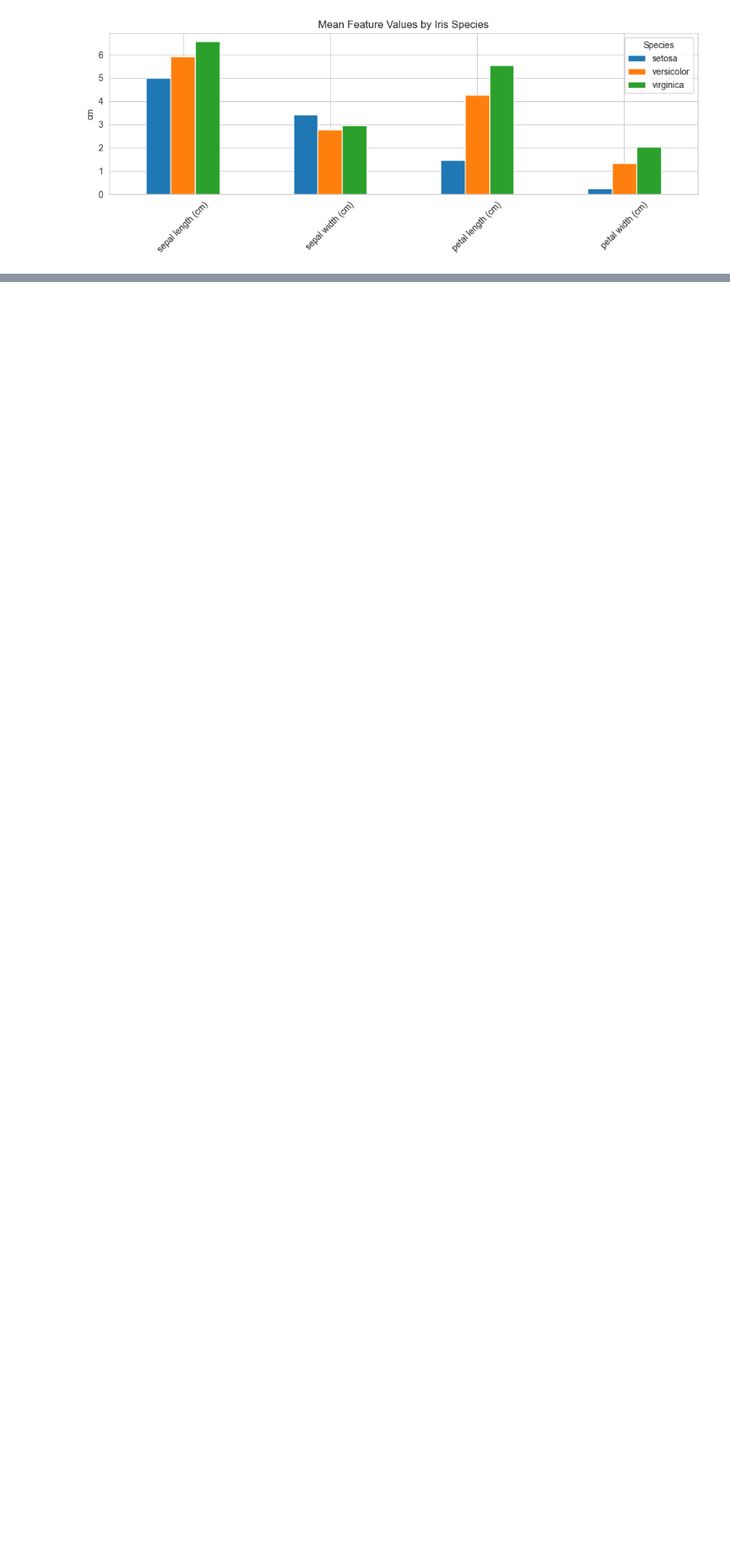
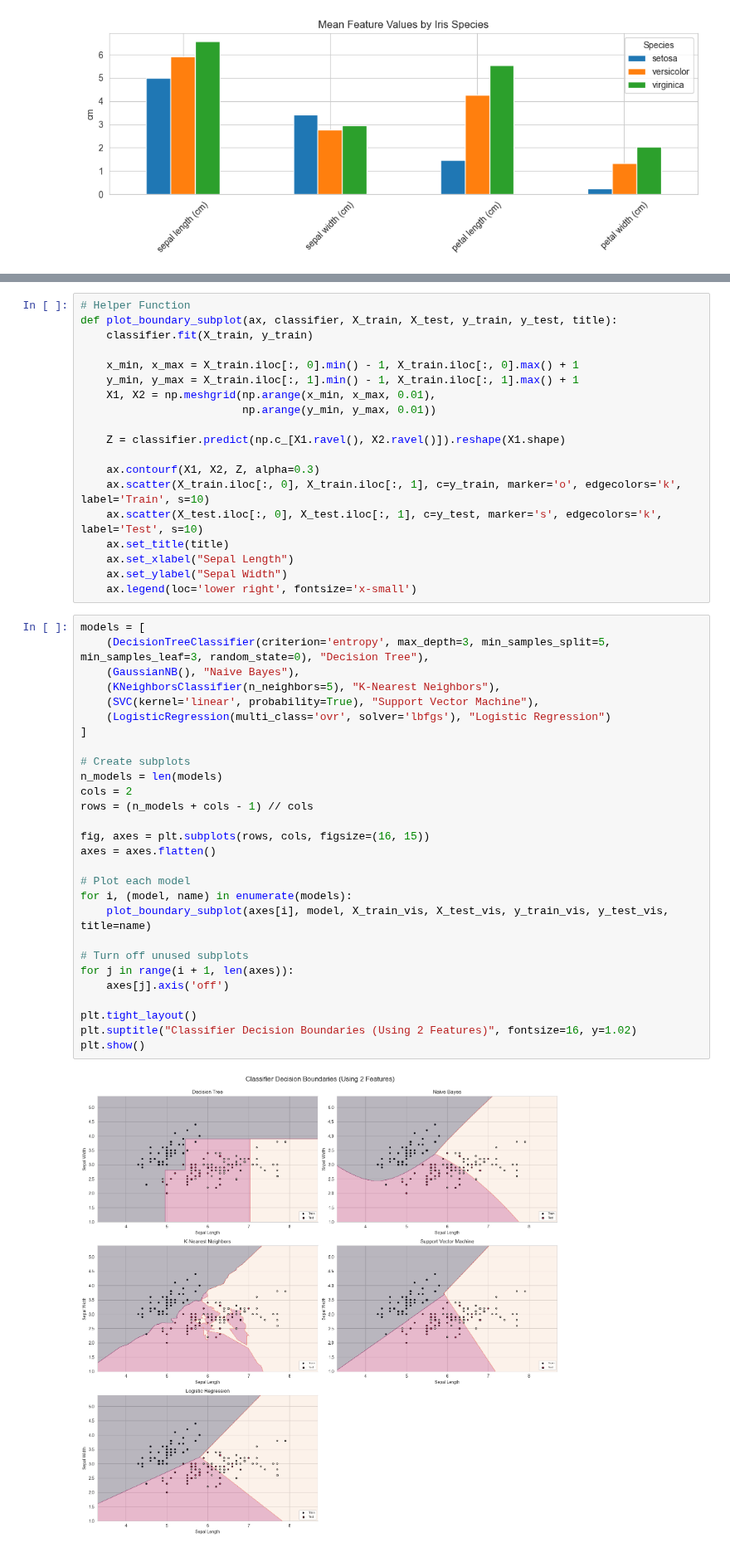
Before and after one commit to 7rohxt/ai-learning-projects, a Jupyter notebook: ml/ml-iris-flower-classification/iris.ipynb, the cells around one changed output, grey strips where cells are left out. Shown at 83% size. Drawn from its saved outputs; the diff is of its cells as text; blank space fills up the shorter version.

Commit message:
predicted using various models and visualized decision boundaries

```diff
--- a/ml/ml-iris-flower-classification/iris.ipynb
+++ b/ml/ml-iris-flower-classification/iris.ipynb
@@ -116,0 +172,49 @@ plt.show()
+# %%
+# Helper Function
+def plot_boundary_subplot(ax, classifier, X_train, X_test, y_train, y_test, title):
+    classifier.fit(X_train, y_train)
+
+    x_min, x_max = X_train.iloc[:, 0].min() - 1, X_train.iloc[:, 0].max() + 1
+    y_min, y_max = X_train.iloc[:, 1].min() - 1, X_train.iloc[:, 1].max() + 1
+    X1, X2 = np.meshgrid(np.arange(x_min, x_max, 0.01),
+                         np.arange(y_min, y_max, 0.01))
+
+    Z = classifier.predict(np.c_[X1.ravel(), X2.ravel()]).reshape(X1.shape)
+
+    ax.contourf(X1, X2, Z, alpha=0.3)
+    ax.scatter(X_train.iloc[:, 0], X_train.iloc[:, 1], c=y_train, marker='o', edgecolors='k', label='Train', s=10)
+    ax.scatter(X_test.iloc[:, 0], X_test.iloc[:, 1], c=y_test, marker='s', edgecolors='k', label='Test', s=10)
+    ax.set_title(title)
+    ax.set_xlabel("Sepal Length")
+    ax.set_ylabel("Sepal Width")
+    ax.legend(loc='lower right', fontsize='x-small')
+# %%
+models = [
+    (DecisionTreeClassifier(criterion='entropy', max_depth=3, min_samples_split=5, min_samples_leaf=3, random_state=0), "Decision Tree"),
+    (GaussianNB(), "Naive Bayes"),
+    (KNeighborsClassifier(n_neighbors=5), "K-Nearest Neighbors"),
+    (SVC(kernel='linear', probability=True), "Support Vector Machine"),
+    (LogisticRegression(multi_class='ovr', solver='lbfgs'), "Logistic Regression")
+]
+
+# Create subplots
+n_models = len(models)
+cols = 2
+rows = (n_models + cols - 1) // cols
+
+fig, axes = plt.subplots(rows, cols, figsize=(16, 15))
+axes = axes.flatten()
+
+# Plot each model
+for i, (model, name) in enumerate(models):
+    plot_boundary_subplot(axes[i], model, X_train_vis, X_test_vis, y_train_vis, y_test_vis, title=name)
+
+# Turn off unused subplots
+for j in range(i + 1, len(axes)):
+    axes[j].axis('off')
+
+plt.tight_layout()
+plt.suptitle("Classifier Decision Boundaries (Using 2 Features)", fontsize=16, y=1.02)
+plt.show()
+# %% [output]
+[figure, added]
```
Also changed, not shown: parts of 13 cells of this notebook.
